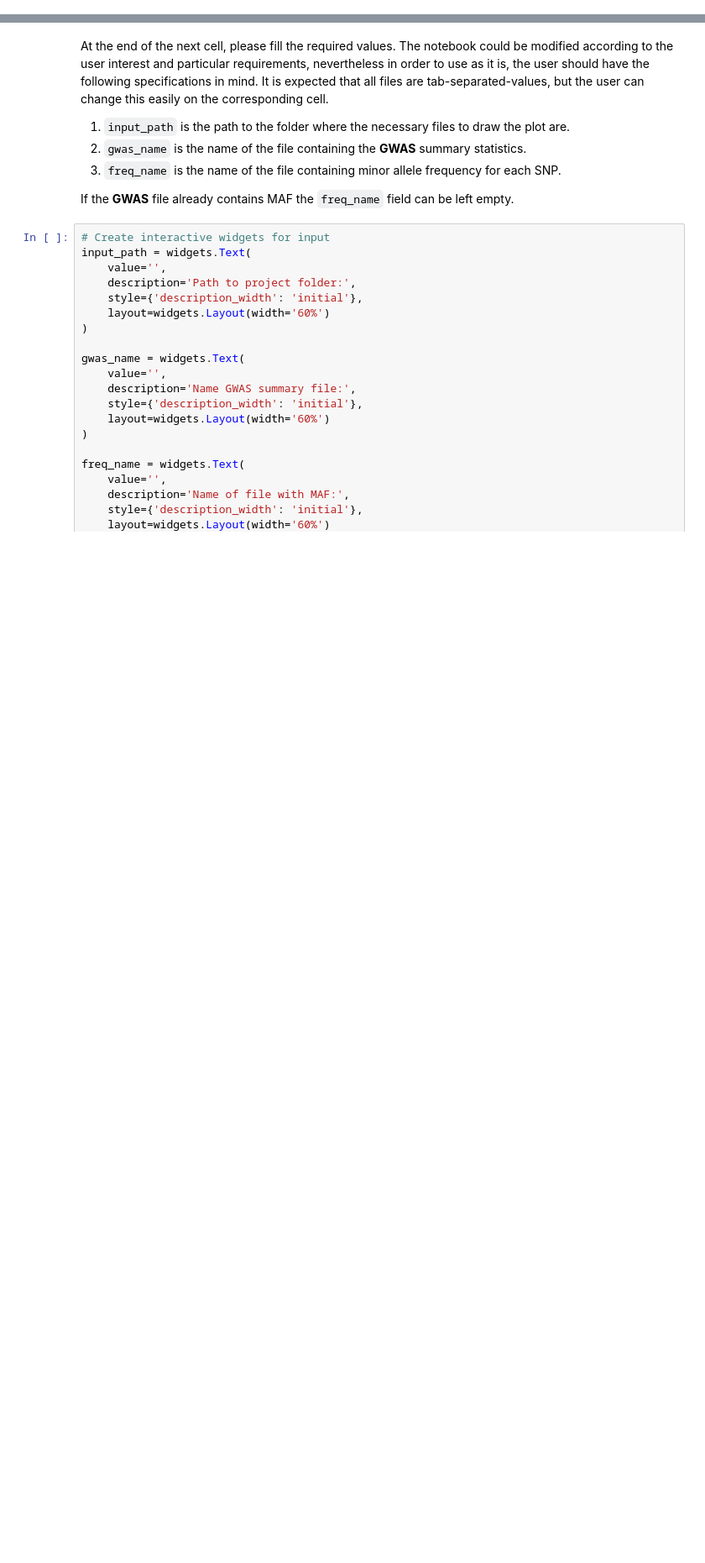
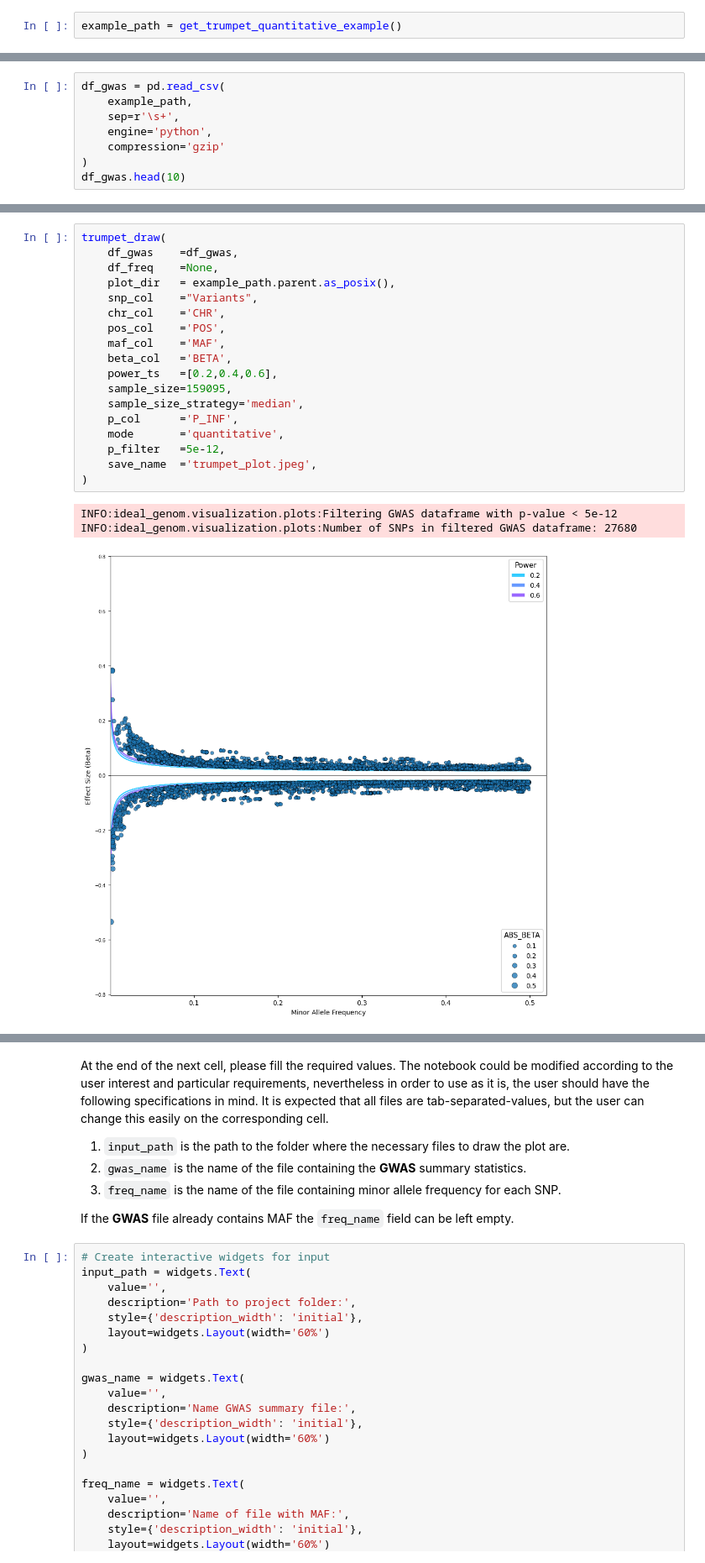
Before and after one commit to cge-tubingens/IDEAL-GENOM, a Jupyter notebook: viz_notebooks/trumpet.ipynb, the cells around one changed output, grey strips where cells are left out. Shown at 84% size. Drawn from its saved outputs; the diff is of its cells as text; blank space fills up the shorter version.

```diff
--- a/viz_notebooks/trumpet.ipynb
+++ b/viz_notebooks/trumpet.ipynb
@@ -15,0 +24,2 @@ from ideal_genom.visualization.plots import trumpet_draw
+# %%
+example_path = get_trumpet_quantitative_example()
@@ -15,0 +28,8 @@ from ideal_genom.visualization.plots import trumpet_draw
+# %%
+df_gwas = pd.read_csv(
+    example_path,
+    sep=r'\s+',
+    engine='python',
+    compression='gzip'
+)
+df_gwas.head(10)
@@ -15,0 +48,22 @@ from ideal_genom.visualization.plots import trumpet_draw
+# %%
+trumpet_draw(
+    df_gwas    =df_gwas,
+    df_freq    =None,
+    plot_dir   = example_path.parent.as_posix(),
+    snp_col    ="Variants",
+    chr_col    ='CHR',
+    pos_col    ='POS',
+    maf_col    ='MAF',
+    beta_col   ='BETA',
+    power_ts   =[0.2,0.4,0.6],
+    sample_size=159095,
+    sample_size_strategy='median',
+    p_col      ='P_INF',
+    mode       ='quantitative',
+    p_filter   =5e-12,
+    save_name  ='trumpet_plot.jpeg',
+)
+# %% [output]
+INFO:ideal_genom.visualization.plots:Filtering GWAS dataframe with p-value < 5e-12
+INFO:ideal_genom.visualization.plots:Number of SNPs in filtered GWAS dataframe: 27680
+[figure, added]
```
Also changed, not shown: parts of 6 cells of this notebook, 2 other files.
